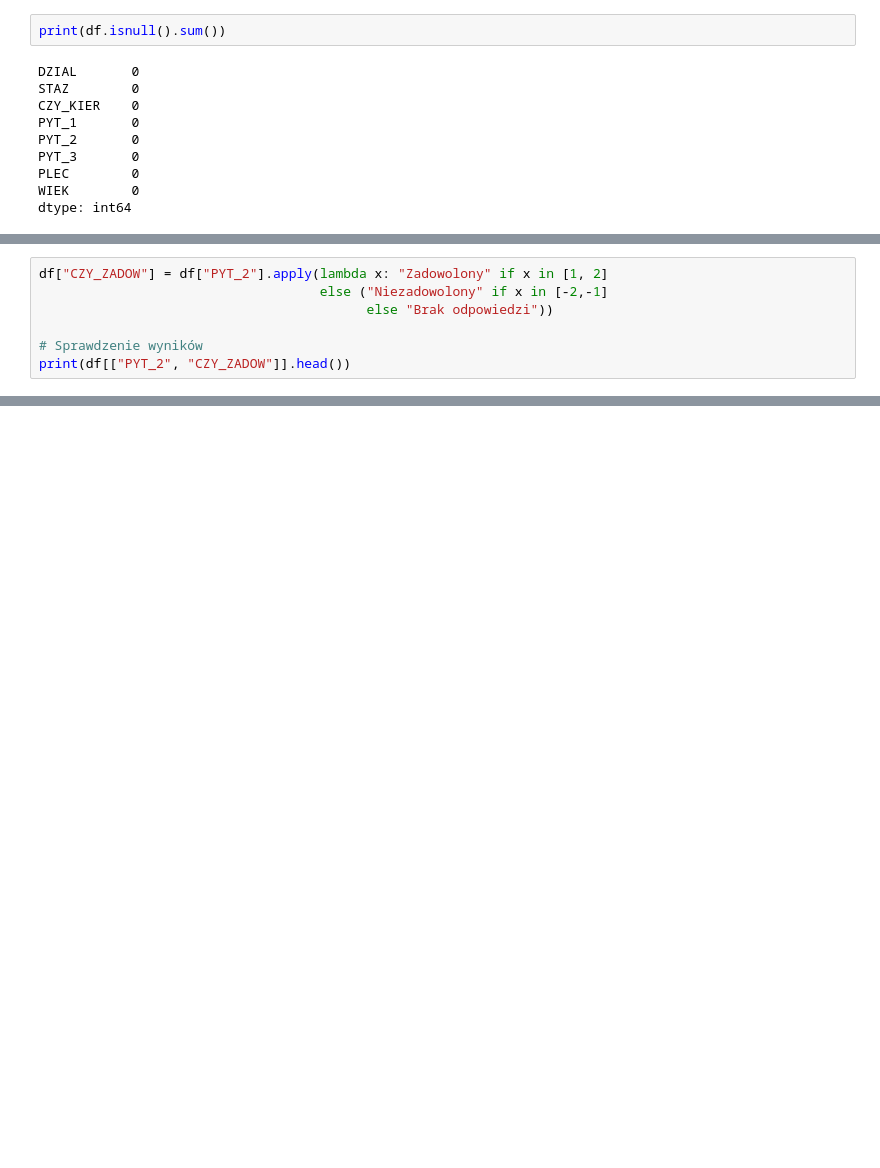
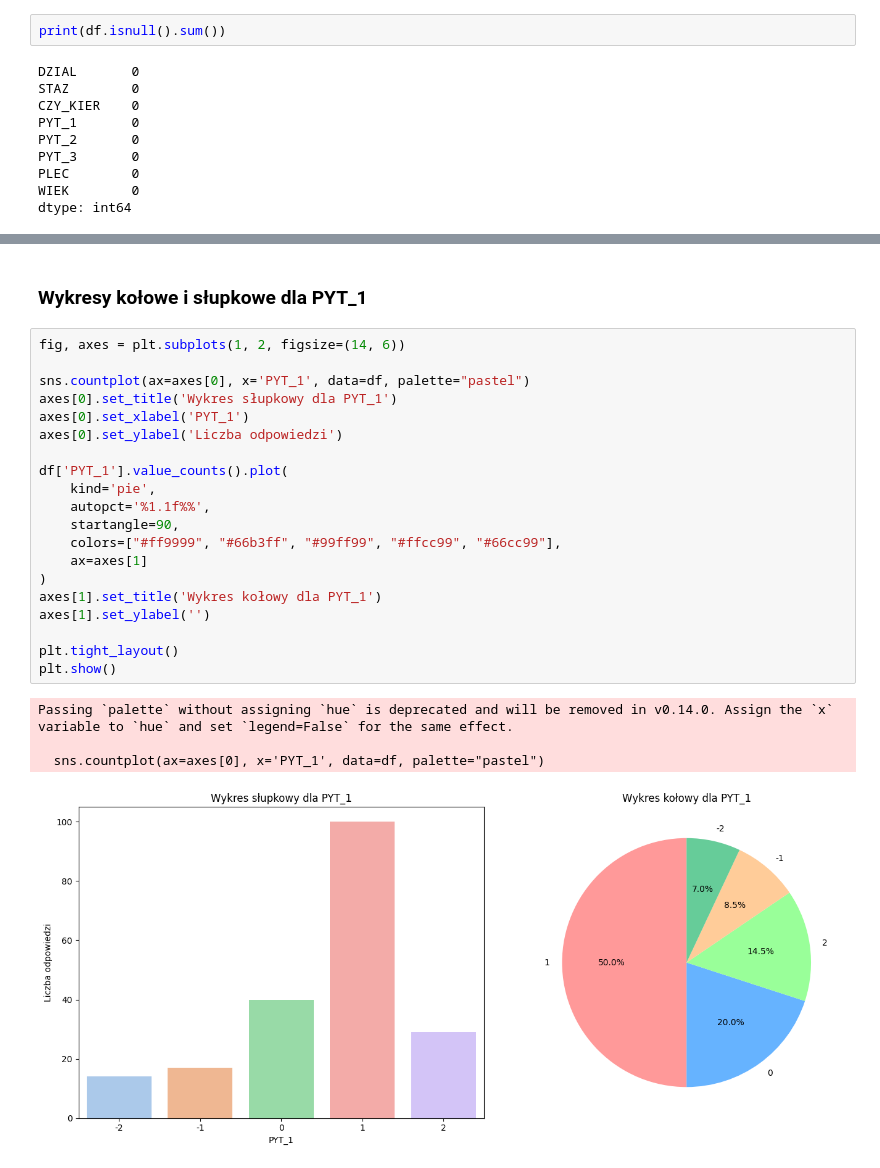
Before and after one commit to karbak12/Analiza-danych-ankietowych-Sprawozdanie-1, a Jupyter notebook: ada1.ipynb, the cells around one changed output, grey strips where cells are left out. Drawn from its saved outputs; the diff is of its cells as text; blank space fills up the shorter version.

```diff
--- a/ada1.ipynb
+++ b/ada1.ipynb
@@ -169,7 +63,0 @@ Suma   52  30  32  86   200
-# %%
-df["CZY_ZADOW"] = df["PYT_2"].apply(lambda x: "Zadowolony" if x in [1, 2]
-                                    else ("Niezadowolony" if x in [-2,-1]
-                                          else "Brak odpowiedzi"))
-
-# Sprawdzenie wyników
-print(df[["PYT_2", "CZY_ZADOW"]].head())
@@ -230,0 +109,27 @@ plt.show()
+# %% [markdown]
+### Wykresy kołowe i słupkowe dla PYT_1
+# %%
+fig, axes = plt.subplots(1, 2, figsize=(14, 6))
+
+sns.countplot(ax=axes[0], x='PYT_1', data=df, palette="pastel")
+axes[0].set_title('Wykres słupkowy dla PYT_1')
+axes[0].set_xlabel('PYT_1')
+axes[0].set_ylabel('Liczba odpowiedzi')
+
+df['PYT_1'].value_counts().plot(
+    kind='pie',
+    autopct='%1.1f%%',
+    startangle=90,
+    colors=["#ff9999", "#66b3ff", "#99ff99", "#ffcc99", "#66cc99"],
+    ax=axes[1]
+)
+axes[1].set_title('Wykres kołowy dla PYT_1')
+axes[1].set_ylabel('')
+
+plt.tight_layout()
+plt.show()
+# %% [output]
+Passing `palette` without assigning `hue` is deprecated and will be removed in v0.14.0. Assign the `x` variable to `hue` and set `legend=False` for the same effect.
+
+  sns.countplot(ax=axes[0], x='PYT_1', data=df, palette="pastel")
+[figure, added]
```
Also changed, not shown: parts of 57 cells of this notebook.
